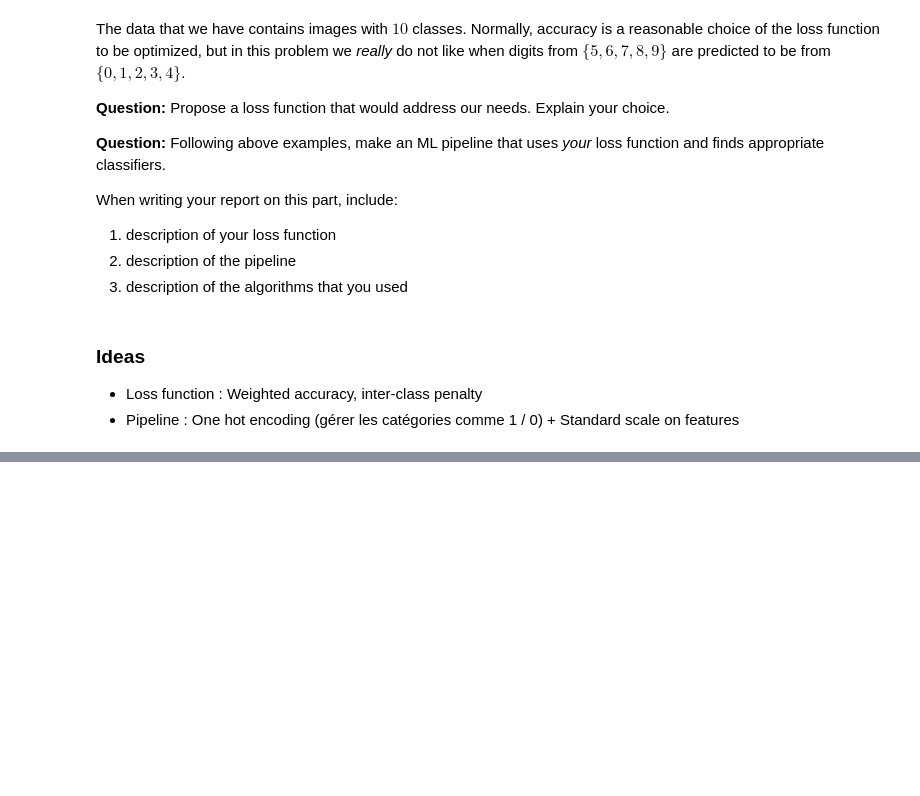
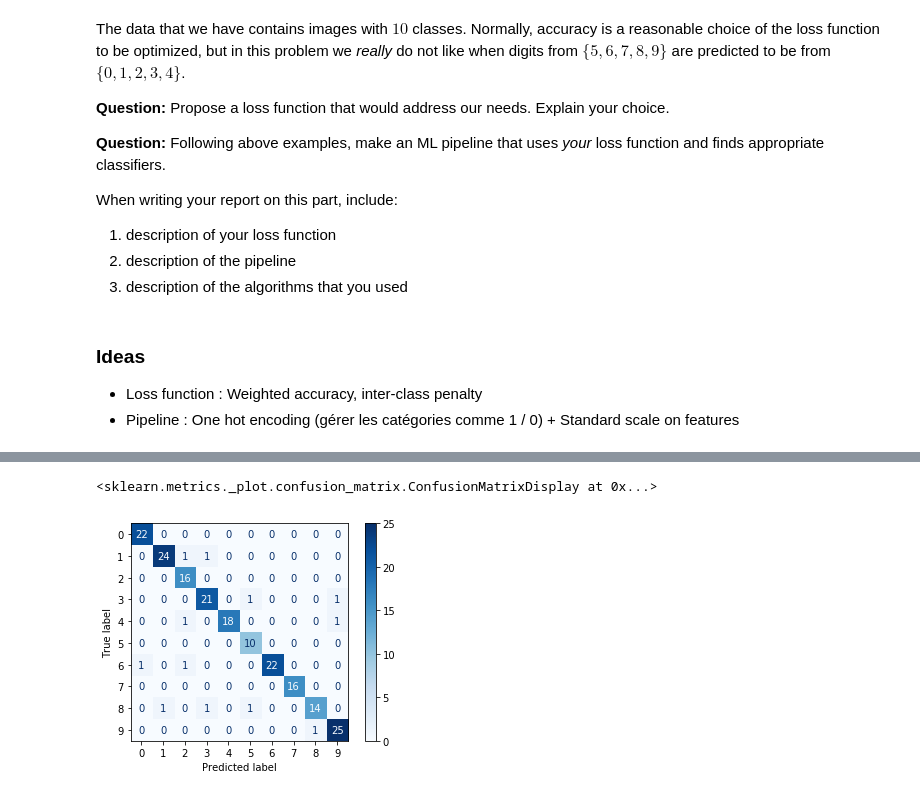
Before and after one commit to erwanrh/ML_Python-MNIST_Sklearn, a Jupyter notebook: TP1.ipynb, the cells around one changed output, grey strips where cells are left out. Drawn from its saved outputs; the diff is of its cells as text; code cells hidden in the pictures; blank space fills up the shorter version.

```diff
--- a/TP1.ipynb
+++ b/TP1.ipynb
@@ -297,18 +246,17 @@ When writing your report on this part, include:
 - Loss function : Weighted accuracy, inter-class penalty
 - Pipeline : One hot encoding (gérer les catégories comme 1 / 0) + Standard scale on features
 # %%
+# CUSTOM SCORE
 #Définition d'une fonction de perte
 def custom_MNISTscorer(y_true, y_predict):
     #Classe 1 : les chiffres de 0 à 4, Classe 0 : les chiffres de 5 à 9
     y_predict_class = (np.array(y_predict).astype(int)<5).astype(int)
     y_true_class = (np.array(y_true).astype(int)<5).astype(int)
+
     # Pénalité de 1 si les prédictions n'appartiennent pas à la bonne classe
-    class_penalty = abs(y_predict_class - y_true_class)
-    #Erreurs : la prédiction est différente de la vraie valeur
-    errors = (np.array(y_predict) != np.array(y_true)).astype(int)
-
-    #Score = Erreurs + Pénalité en %
-    return 1- (errors + class_penalty).sum()/errors.size
+    Class_weightedaccuracy = balanced_accuracy_score(y_true_class, y_predict_class)
+    Label_weightedaccuracy = balanced_accuracy_score(y_true, y_predict)
+    return Label_weightedaccuracy * Class_weightedaccuracy
 # %%
 from sklearn.pipeline import Pipeline
 from sklearn.ensemble import RandomForestClassifier
@@ -341,0 +331,7 @@ print('Balanced accuracy on test is: {}'.format(clf7.score(X_test, y_test)))
+# %%
+from sklearn.metrics import plot_confusion_matrix
+
+plot_confusion_matrix(clf7, X_test, y_test, cmap="Blues")
+# %% [output]
+<sklearn.metrics._plot.confusion_matrix.ConfusionMatrixDisplay at 0x...>
+[figure, added]
```
Also changed, not shown: parts of 13 cells of this notebook, 5 other files.
